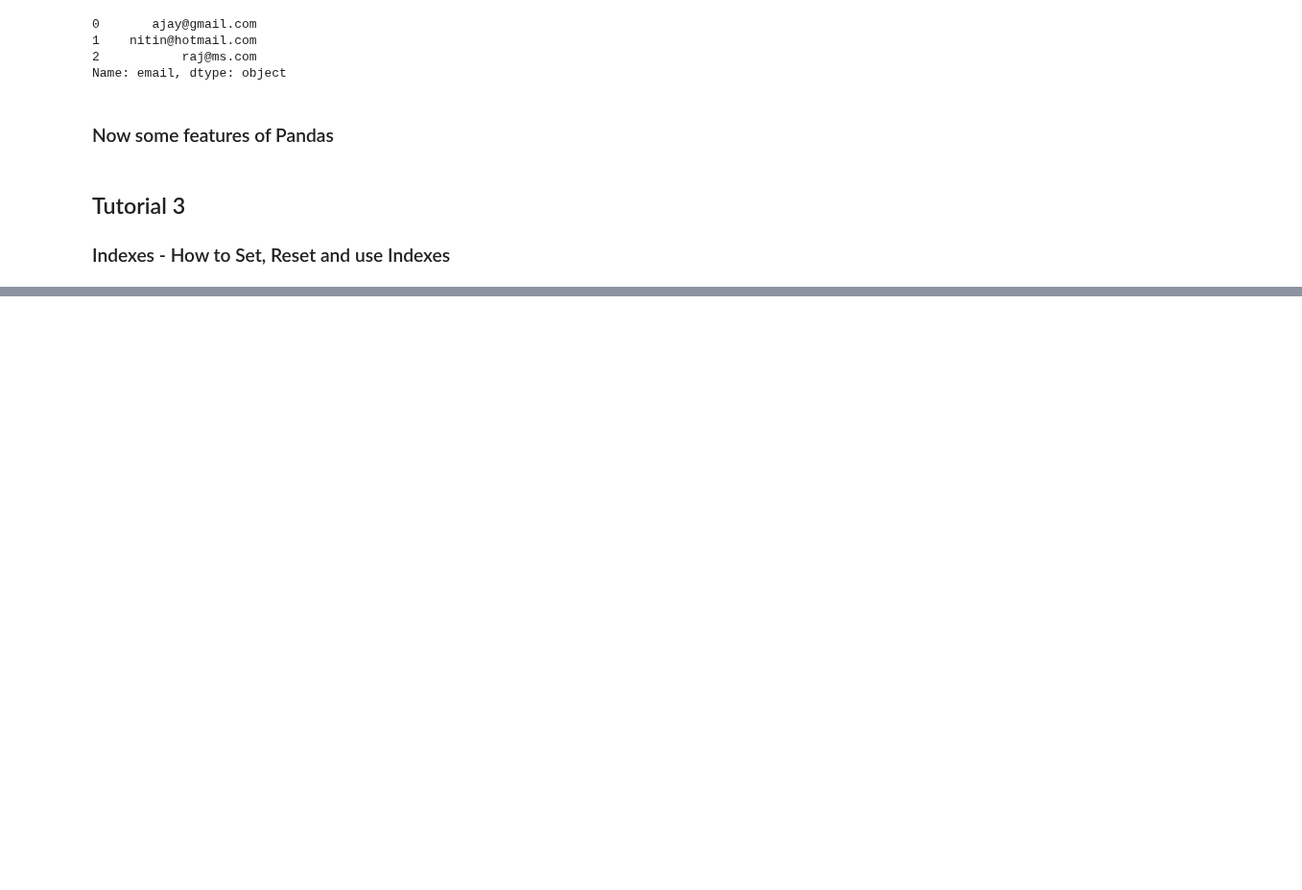
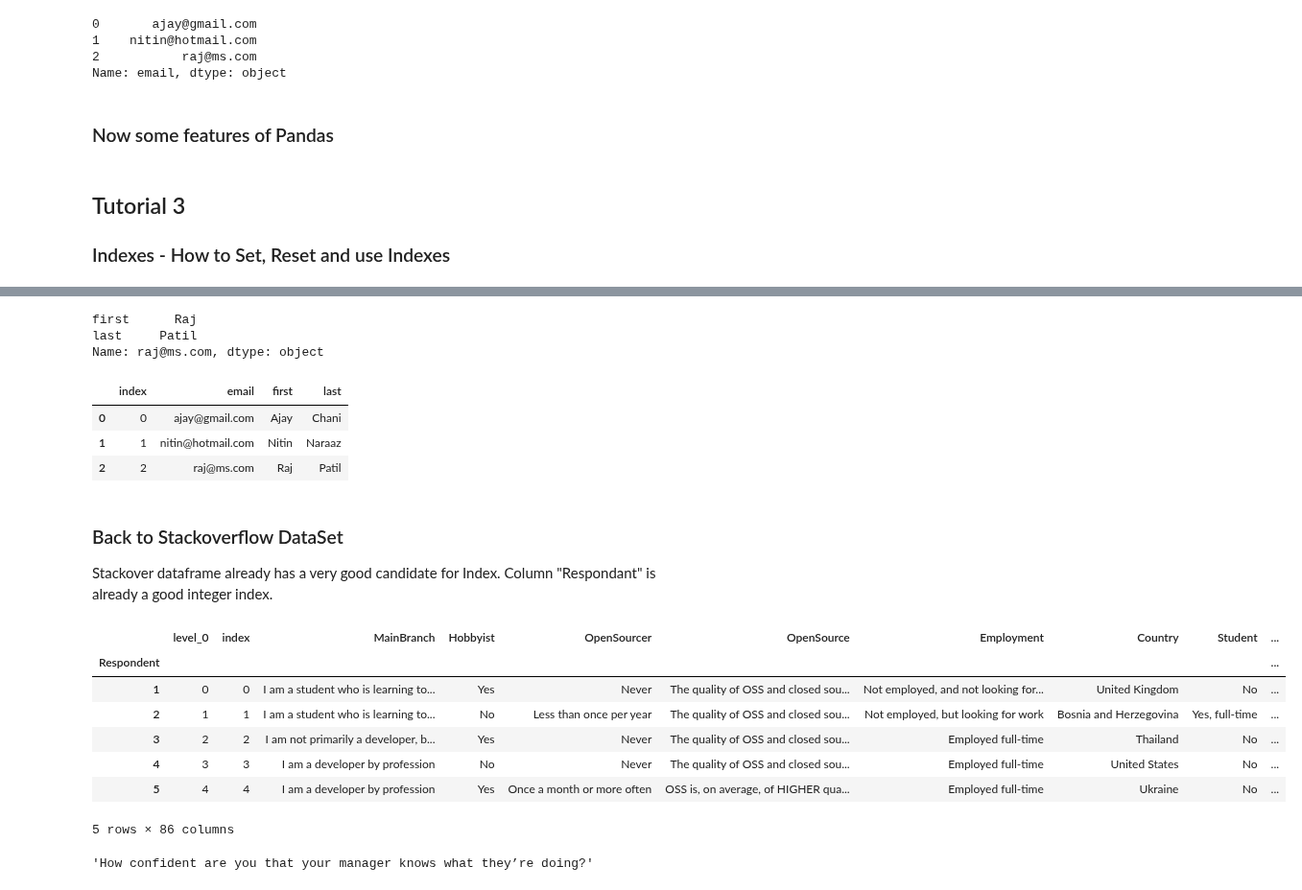
Before and after one commit to achani/data_analysis, a Jupyter notebook: src/pandas_demo.ipynb, the cells around one changed output, grey strips where cells are left out. Shown at 96% size. Saved outputs shown, nothing was run; the diff lists cells and outputs as text; code cells hidden in the pictures; blank space fills up the shorter version.

```diff
--- a/src/pandas_demo.ipynb
+++ b/src/pandas_demo.ipynb
@@ -152,0 +161,32 @@ df_temp
+# %%
+df_temp.loc['raj@ms.com']
+# %% [output]
+first      Raj
+last     Patil
+Name: raj@ms.com, dtype: object
+# %%
+#accessing rows by Integer index with loc method will not work. but we can still use iloc
+#if we need to reset this we can use the follwoing
+df_temp.reset_index(inplace=True)
+df_temp
+# %% [output]
+|  | index | email | first | last |
+| 0 | 0 | ajay@gmail.com | Ajay | Chani |
+| 1 | 1 | nitin@hotmail.com | Nitin | Naraaz |
+| 2 | 2 | raj@ms.com | Raj | Patil |
+# %% [markdown]
+### Back to Stackoverflow DataSet
+Stackover dataframe already has a very good candidate for Index. Column "Respondant" is already a good integer index.
+# %%
+df.set_index("Respondent",inplace=True)
+# %%
+df.head()
+# %% [output]
+|  | level_0 | index | MainBranch | Hobbyist | OpenSourcer | OpenSource | Employment | Country | Student | ... |
+| Respondent |  |  |  |  |  |  |  |  |  | ... |
+| 1 | 0 | 0 | I am a student who is learning to... | Yes | Never | The quality of OSS and closed sou... | Not employed, and not looking for... | United Kingdom | No | ... |
+| 2 | 1 | 1 | I am a student who is learning to... | No | Less than once per year | The quality of OSS and closed sou... | Not employed, but looking for work | Bosnia and Herzegovina | Yes, full-time | ... |
+| 3 | 2 | 2 | I am not primarily a developer, b... | Yes | Never | The quality of OSS and closed sou... | Employed full-time | Thailand | No | ... |
+| 4 | 3 | 3 | I am a developer by profession | No | Never | The quality of OSS and closed sou... | Employed full-time | United States | No | ... |
+| 5 | 4 | 4 | I am a developer by profession | Yes | Once a month or more often | OSS is, on average, of HIGHER qua... | Employed full-time | Ukraine | No | ... |
+5 rows × 86 columns
@@ -152,0 +195,6 @@ df_temp
+# %%
+#We changed the index column for Schema dataset to use the column name "Column" as index.
+#Now we can do the following to look up the detailed information of the question text by using column name .
+schema_df.loc['MgrIdiot', 'QuestionText']
+# %% [output]
+'How confident are you that your manager knows what they’re doing?'
```
Also changed, not shown: parts of 4 cells of this notebook.
